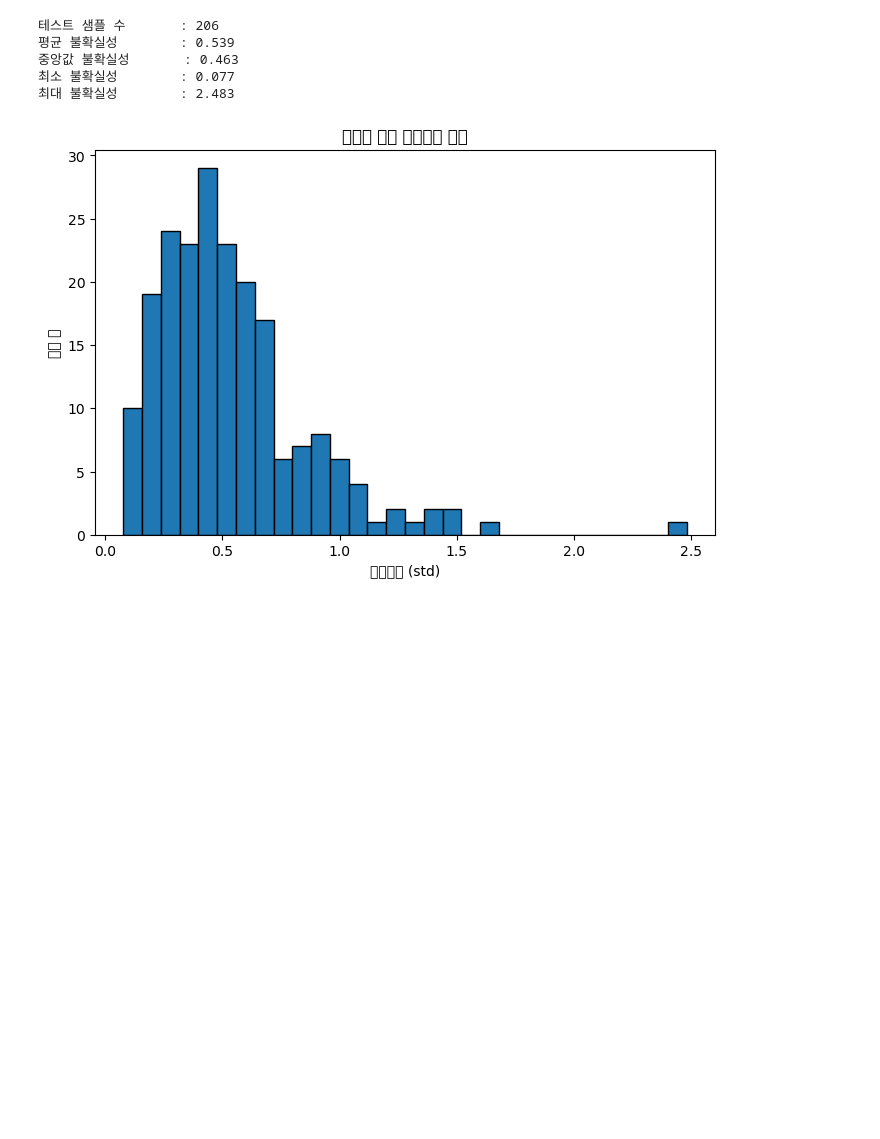
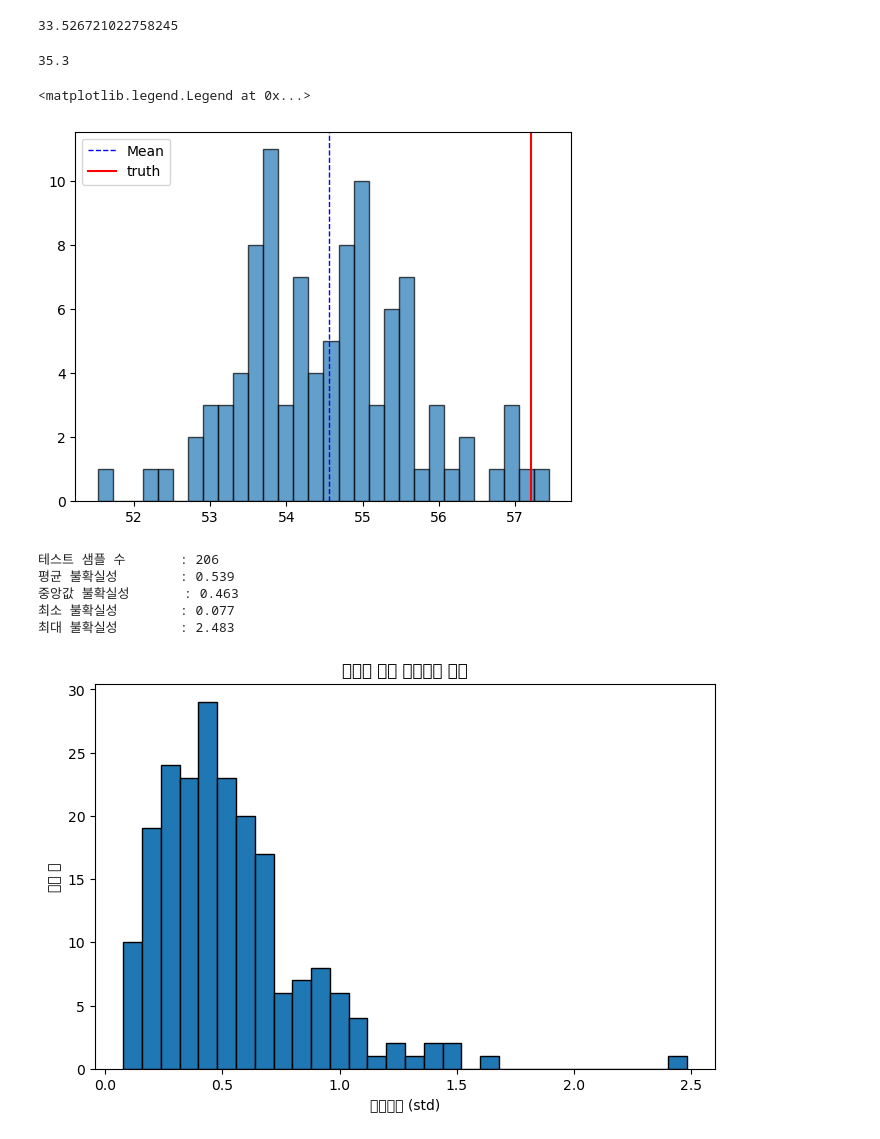
Before and after one commit to geomodeller/concreteML, a Jupyter notebook: Uncertainty_Catboost.ipynb, the cells around one changed output. Cells and saved outputs as stored; diff of their text form; code cells hidden in the pictures; blank space fills up the shorter version.

Commit message:
upgrade uncertainty code

```diff
--- a/Uncertainty_Catboost.ipynb
+++ b/Uncertainty_Catboost.ipynb
@@ -30,8 +30,57 @@ def catboost_ensemble_uncertainty(
         all_preds.append(model.predict(X_test))
     all_preds = np.stack(all_preds, axis=0)
     return all_preds.mean(axis=0), all_preds.std(axis=0)
+
+# 불확실성 함수 정의
+def catboost_ensemble_uncertainty_return_model(
+    X_train, y_train, X_test,
+    seeds=[0,1,2,3,4],
+    init_params=None,
+    fit_params=None
+):
+    init_params = init_params or {}
+    fit_params  = fit_params  or {}
+    all_models  = []
+    for seed in seeds:
+        model = CatBoostRegressor(random_seed=seed, **init_params)
+        model.fit(X_train, y_train, **fit_params)
+        all_models.append(model)
+    return all_models
 # %%
 # 하이퍼 파라미터 및 seed 설정
-init_params = {"iterations":500, "learning_rate":0.1, "depth":6}
+init_params = {"iterations":946,
+               "learning_rate":0.15,
+               "depth":4,
+               "l2_leaf_reg": 2.18,
+               "bagging_temperature": 0.80}
 fit_params  = {"verbose":False}
 seeds       = [0,1,2,3,4]
+# %%
+# uncertainty 계산
+all_models = catboost_ensemble_uncertainty_return_model(
+    X_train, y_train, X_test,
+    seeds=[n for n in range(1000)],
+    init_params=init_params,
+    fit_params=fit_params
+)
+# %%
+np.mean(predictions)
+# %% [output]
+33.526721022758245
+# %%
+y_test.values[3]
+# %% [output]
+35.3
+# %%
+i_sample = 50
+predictions = []
+for model in all_models:
+    predictions.append(model.predict(X_test)[i_sample])
+
+plt.hist(predictions,edgecolor='k', bins=30, alpha =0.7)
+plt.axvline(np.mean(predictions), color='b', linestyle='dashed', linewidth=1, label='Mean')
+plt.axvline(y_test.values[i_sample], color='r', linestyle='-', label='truth')
+plt.legend()
+# %% [output]
+<matplotlib.legend.Legend at 0x...>
+[figure, added]
```
Also changed, not shown: parts of 2 cells of this notebook.
